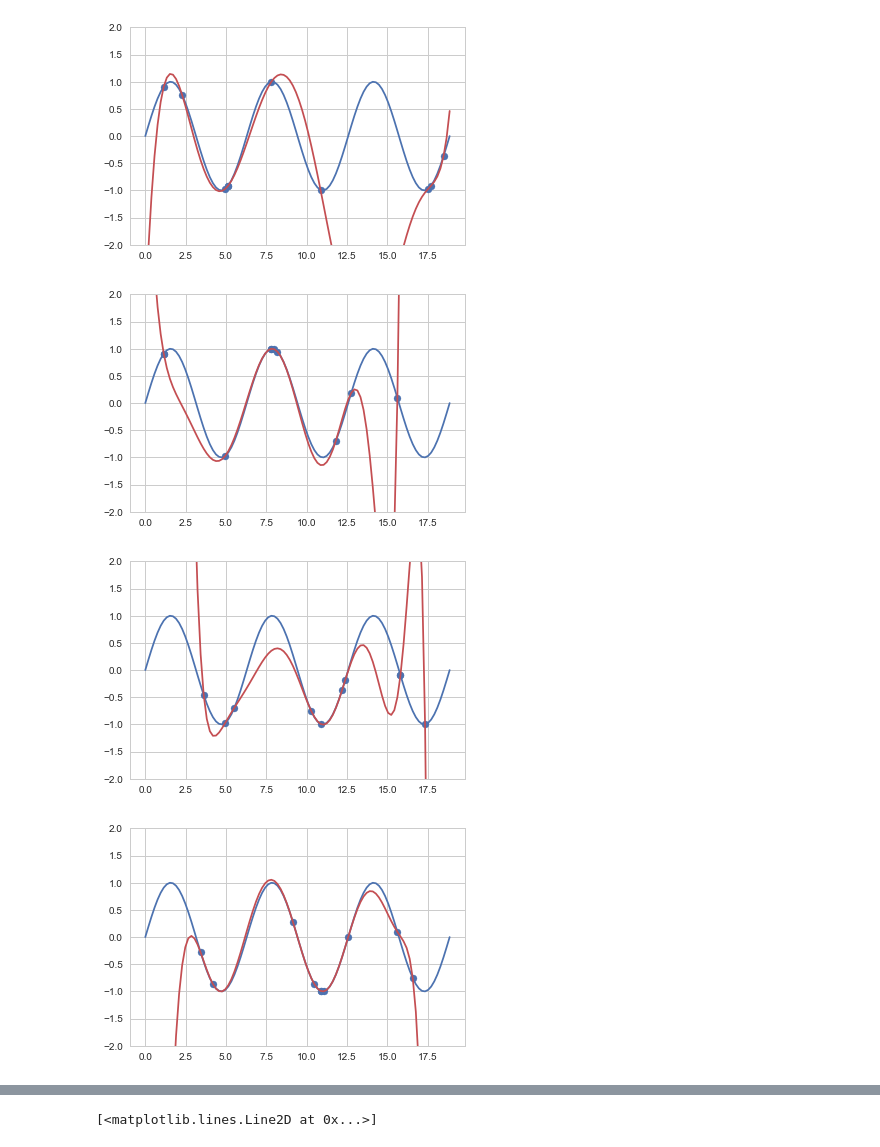
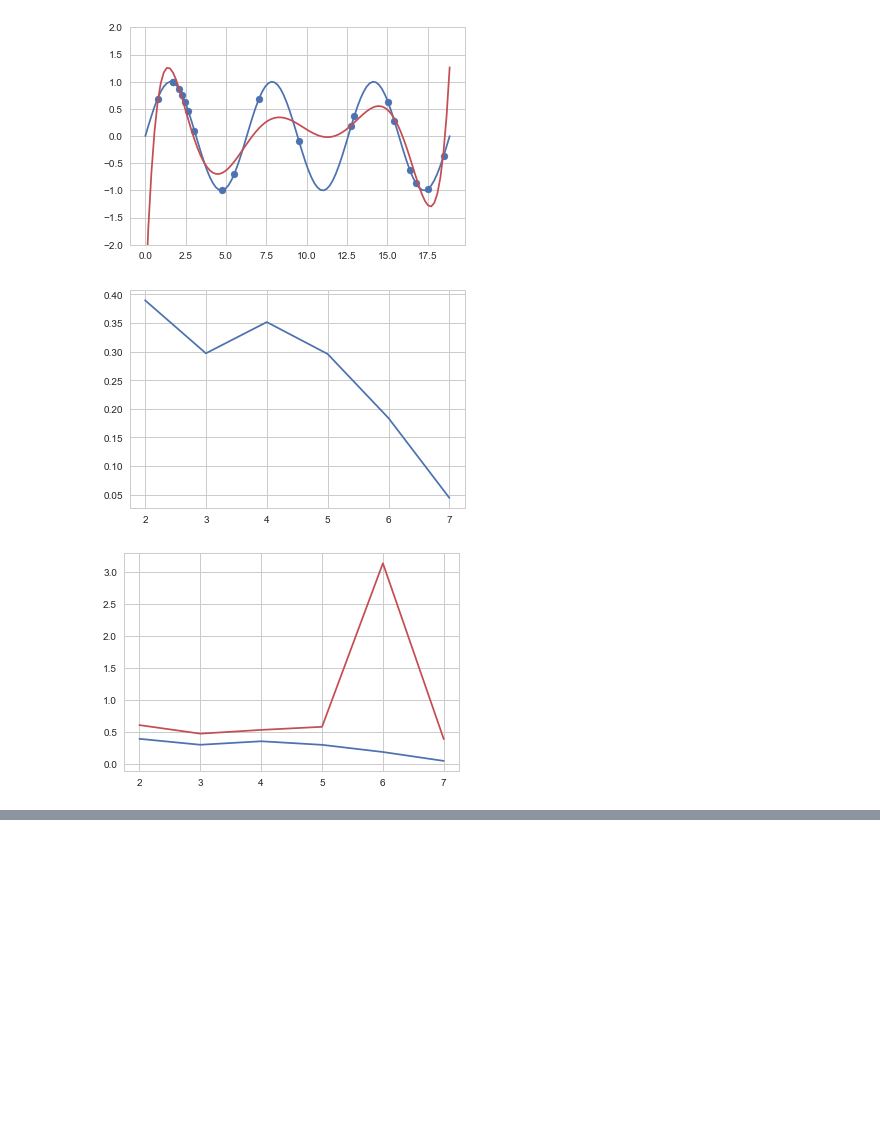
Before and after one commit to sanghapark/StudyingMachineLearning, a Jupyter notebook: 01 Linear Regression/07 Overfitting Demonstration.ipynb, the cells around one changed output, grey strips where cells are left out. Cells and saved outputs as stored; diff of their text form; code cells hidden in the pictures; blank space fills up the shorter version.

```diff
--- a/01 Linear Regression/07 Overfitting Demonstration.ipynb
+++ b/01 Linear Regression/07 Overfitting Demonstration.ipynb
@@ -22,29 +22,44 @@ def fit(X, Y):
 def fit_and_display(X, Y, sample, deg):
     N = len(X)
     train_idx = np.random.choice(N, sample)
+    test_idx = [i for i in range(len(X)) if i not in train_idx]
     Xtrain = X[train_idx]
     Ytrain = Y[train_idx]
+
+    Xtest = X[test_idx]
+    Ytest = Y[test_idx]
 
     Xtrain_poly = make_poly(Xtrain, deg)
     w = fit(Xtrain_poly, Ytrain)
 
+    Xtest_poly = make_poly(Xtest, deg)
+
     X_poly = make_poly(X, deg)
     Yhat = X_poly.dot(w)
+
+
 
     plt.scatter(Xtrain, Ytrain)
     plt.plot(X, Y)
     plt.plot(X, Yhat, c='r')
     plt.ylim((-2, 2))
     plt.show()
-    return get_mse(Y, Yhat)
+    return get_mse(Ytrain, Xtrain_poly.dot(w)), get_mse(Ytest, Xtest_poly.dot(w))
 
-mses = []
-for deg in [4, 5, 6, 7, 8, 9, 10 , 11, 12, 13, 14, 15]:
-    mse = fit_and_display(X, Y, 10, deg)
-    mses.append(mse)
+degs = [i for i in range(2, 8)]
+train_mses = []
+test_mses = []
+for deg in degs:
+    train_mse, test_mse = fit_and_display(X, Y, 20, deg)
+    train_mses.append(train_mse)
+    test_mses.append(test_mse)
 
 def get_mse(Y, Yhat):
     return (Y-Yhat).T.dot(Y-Yhat) / len(Y)
 
-plt.plot([4, 5, 6, 7, 8, 9, 10 , 11, 12, 13, 14, 15], mses)
+plt.plot(degs, train_mses, c='b')
+plt.show()
+plt.plot(degs, train_mses, c='b')
+plt.plot(degs, test_mses, c='r')
+plt.show()
 # %% [output]
@@ -56,4 +71,3 @@ plt.plot([4, 5, 6, 7, 8, 9, 10 , 11, 12, 13, 14, 15], mses)
-[figure, old version]
+[figure, new version]
-[figure, old version]
+[figure, new version]
-[figure, old version]
+[figure, new version]
-[figure, removed]
@@ -63 +73,0 @@ plt.plot([4, 5, 6, 7, 8, 9, 10 , 11, 12, 13, 14, 15], mses)
-[<matplotlib.lines.Line2D at 0x...>]
```
Also changed, not shown: parts of 1 cell of this notebook, 1 other file.
